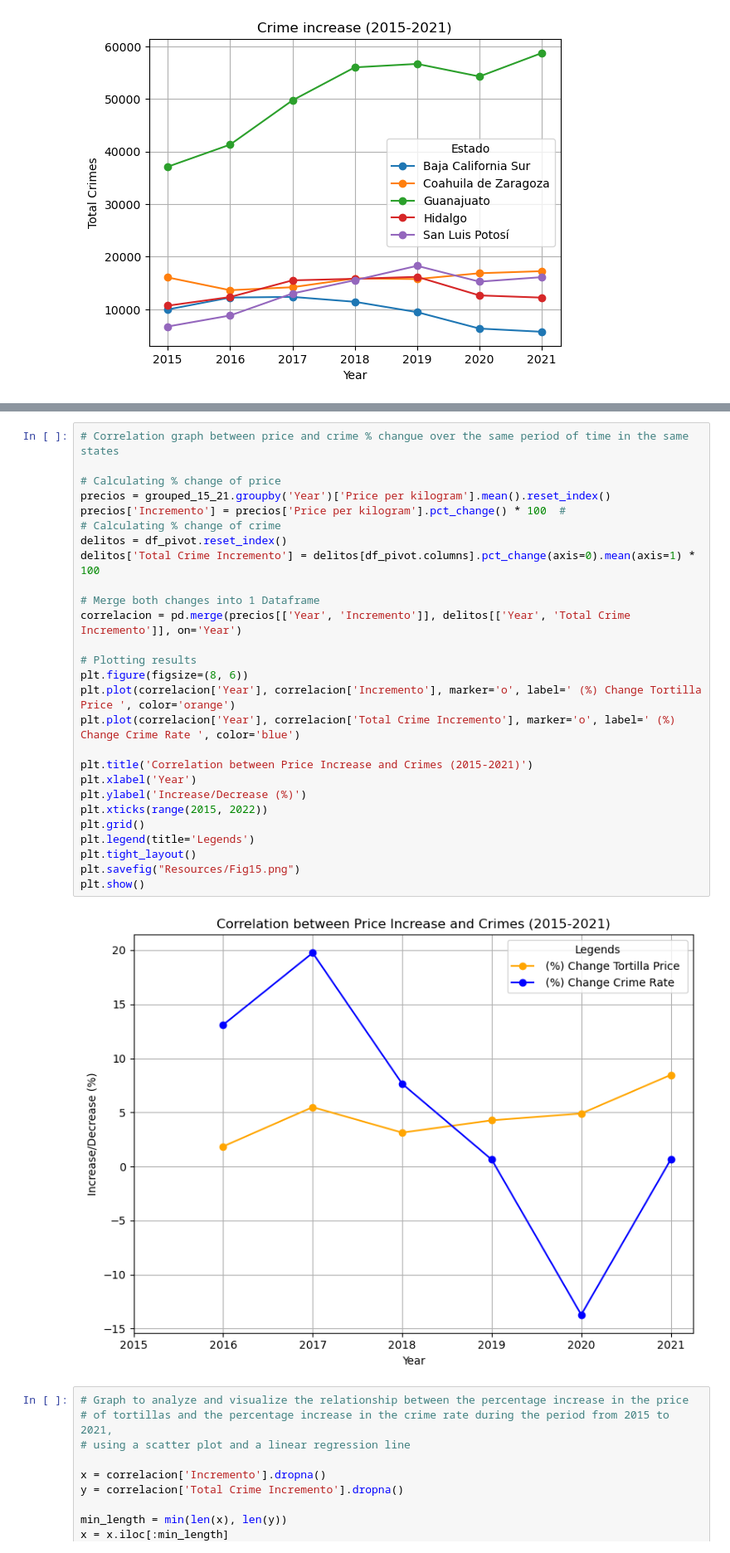
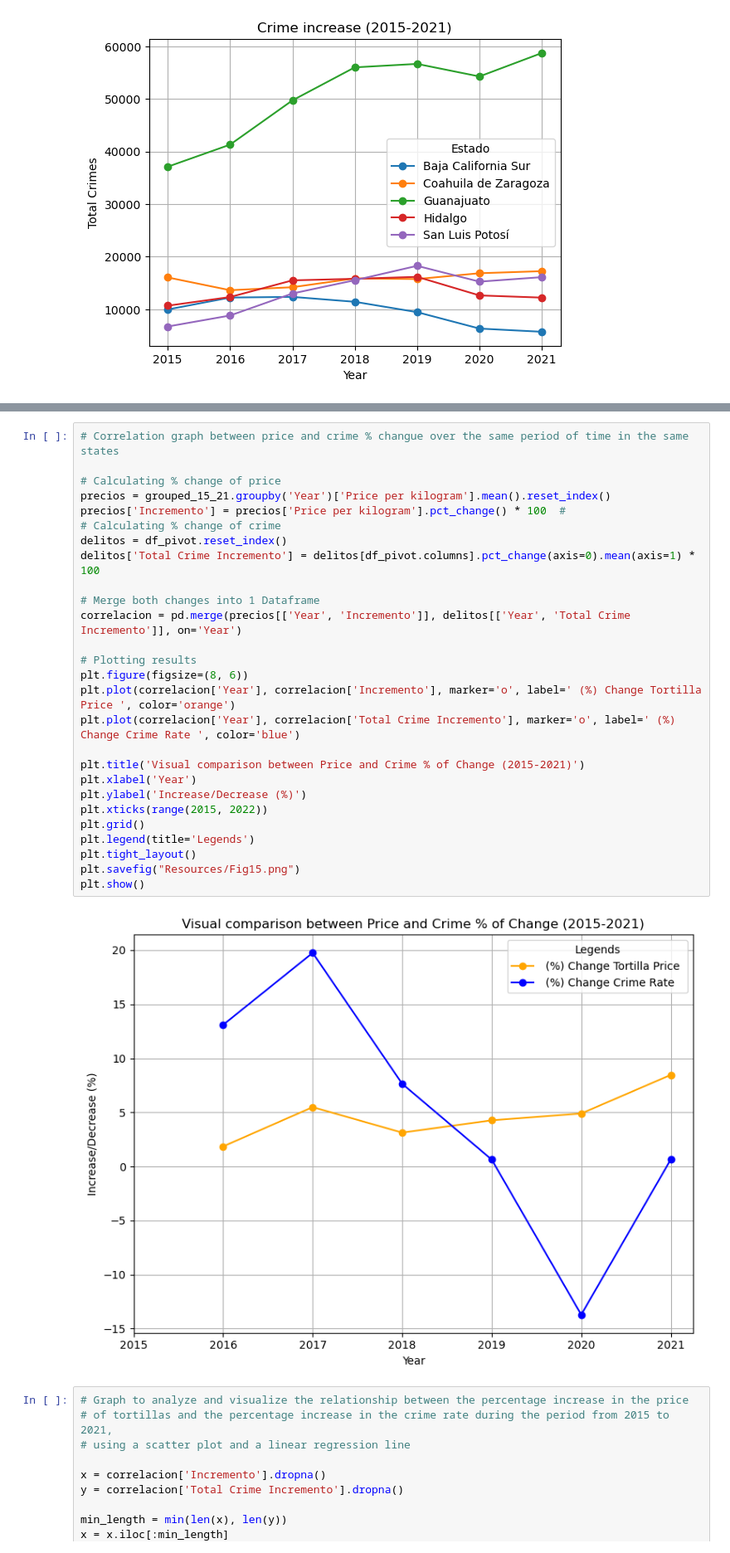
Before and after one commit to Josemarome/Project_1, a Jupyter notebook: 2_Crime_Data.ipynb, the cells around one changed output, grey strips where cells are left out. Shown at 83% size. Saved outputs shown, nothing was run; the diff lists cells and outputs as text.

```diff
--- a/2_Crime_Data.ipynb
+++ b/2_Crime_Data.ipynb
@@ -642,32 +643,32 @@ plt.show()
 # %%
 # Correlation graph between price and crime % changue over the same period of time in the same states
 
 # Calculating % change of price
 precios = grouped_15_21.groupby('Year')['Price per kilogram'].mean().reset_index()
 precios['Incremento'] = precios['Price per kilogram'].pct_change() * 100  #
 # Calculating % change of crime
 delitos = df_pivot.reset_index()
 delitos['Total Crime Incremento'] = delitos[df_pivot.columns].pct_change(axis=0).mean(axis=1) * 100
 
 # Merge both changes into 1 Dataframe
 correlacion = pd.merge(precios[['Year', 'Incremento']], delitos[['Year', 'Total Crime Incremento']], on='Year')
 
 # Plotting results
 plt.figure(figsize=(8, 6))
 plt.plot(correlacion['Year'], correlacion['Incremento'], marker='o', label=' (%) Change Tortilla Price ', color='orange')
 plt.plot(correlacion['Year'], correlacion['Total Crime Incremento'], marker='o', label=' (%) Change Crime Rate ', color='blue')
 
-plt.title('Correlation between Price Increase and Crimes (2015-2021)')
+plt.title('Visual comparison between Price and Crime % of Change (2015-2021)')
 plt.xlabel('Year')
 plt.ylabel('Increase/Decrease (%)')
 plt.xticks(range(2015, 2022))
 plt.grid()
 plt.legend(title='Legends')
 plt.tight_layout()
 plt.savefig("Resources/Fig15.png")
 plt.show()
 # %% [output]
-[figure, old version]
+[figure, new version]
 # %%
 # Graph to analyze and visualize the relationship between the percentage increase in the price
 # of tortillas and the percentage increase in the crime rate during the period from 2015 to 2021,
```
Also changed, not shown: parts of 2 cells of this notebook, 11 other files.
